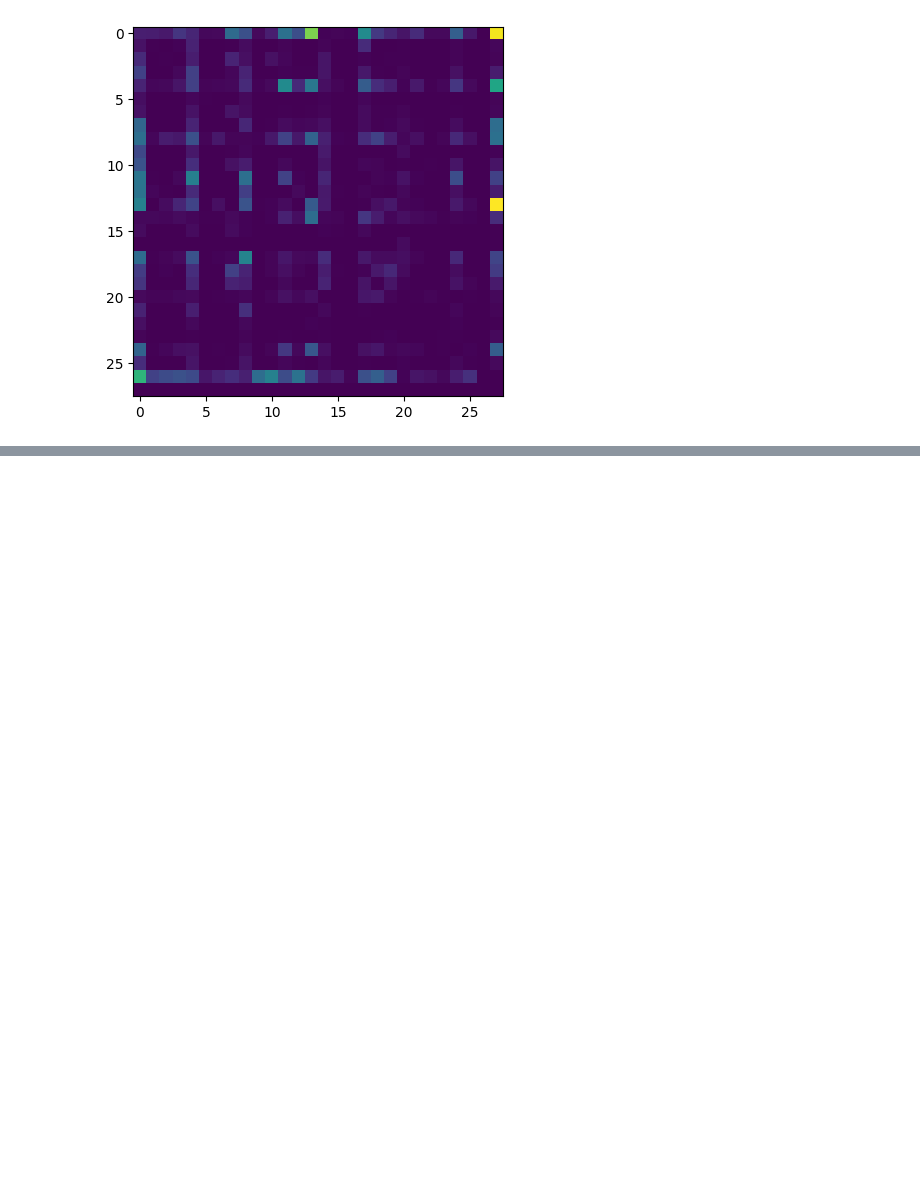
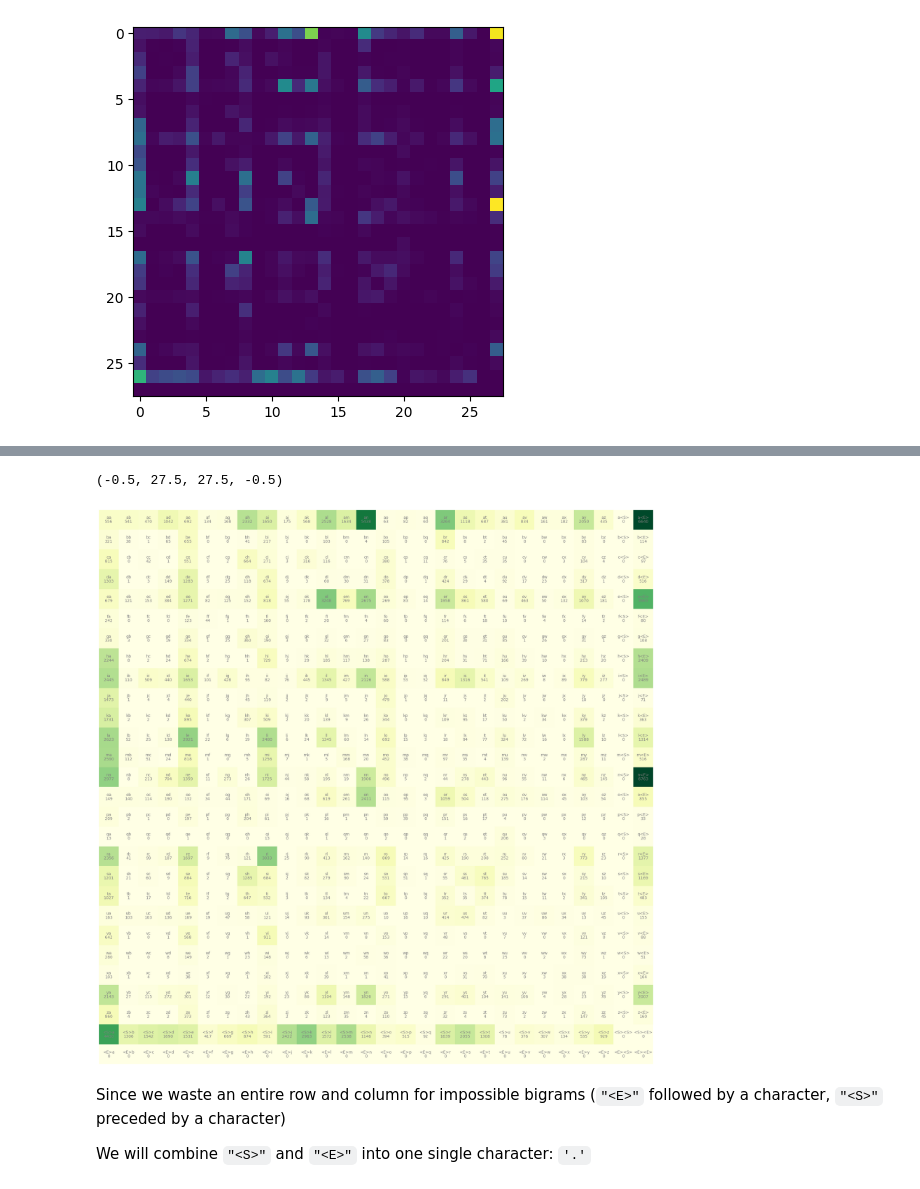
Before and after one commit to atskae/nn-zero-to-hero, a Jupyter notebook: build_makemore_yay.ipynb, the cells around one changed output, grey strips where cells are left out. Drawn from its saved outputs; the diff is of its cells as text; code cells hidden in the pictures; blank space fills up the shorter version.

Commit message:
Ran the bigram model! Got junide

```diff
--- a/build_makemore_yay.ipynb
+++ b/build_makemore_yay.ipynb
@@ -221,0 +224,4 @@ plt.imshow(N)
+# %%
+# Create a reverse mapping of the string to integer (counts dictionary)
+itos = {i:s for s, i in stoi.items()}
+itos
@@ -221,0 +246,25 @@ plt.imshow(N)
+# %%
+# Create a figure, of size in inches
+plt.figure(figsize=(25,25))
+# cmap is a color map: https://matplotlib.org/stable/tutorials/colors/colormaps.html
+plt.imshow(N, cmap="YlGn")
+
+# In each grid, we are going to display the bigram, and its counts
+for row in range(28):
+    for col in range(28):
+        bigram = itos[row] + itos[col]
+        # The counts matrix indexes by row and column
+        # The plot indexes by x, y coordinates, so we reverse the row/column
+        # `ha` = horizontal alignment
+        # `va` = vertical alignment
+        plt.text(col, row, bigram, ha="center", va="bottom", color="gray")
+        # N.item() returns the float inside of the Tensor object
+        plt.text(col, row, N[row, col].item(), ha="center", va="top", color="gray")
+plt.axis("off")
+# %% [output]
+(-0.5, 27.5, 27.5, -0.5)
+[figure, added]
+# %% [markdown]
+Since we waste an entire row and column for impossible bigrams (`"<E>"` followed by a character, `"<S>"` preceded by a character)
+
+We will combine `"<S>"` and `"<E>"` into one single character: `'.'`
```
Also changed, not shown: parts of 19 cells of this notebook.
